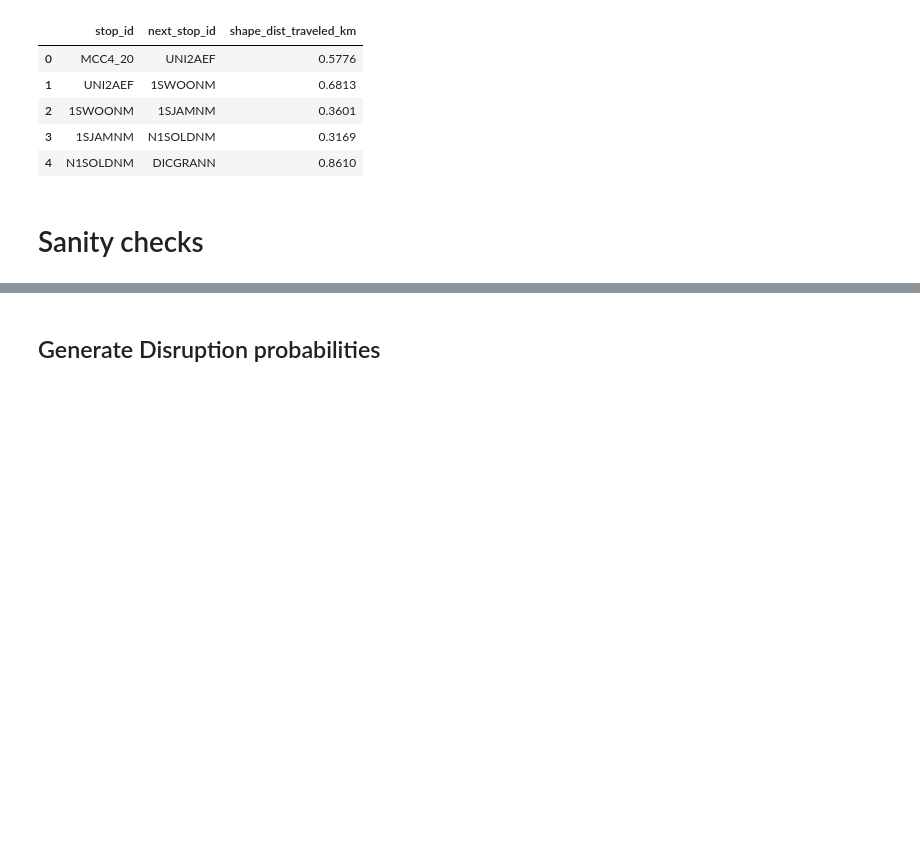
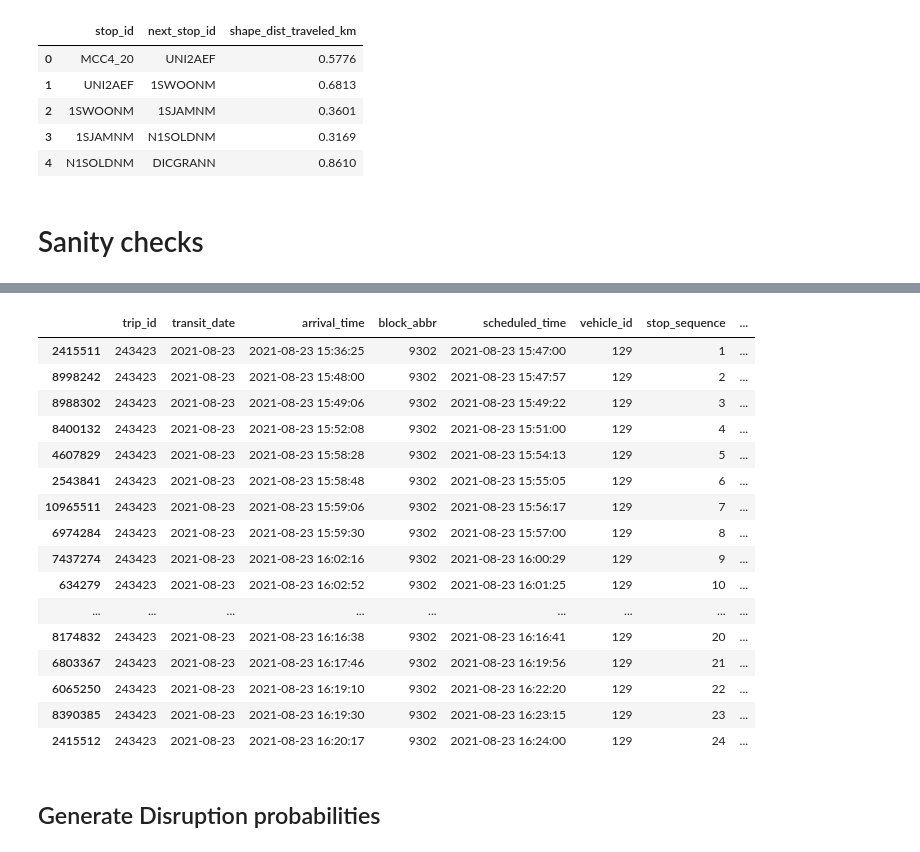
Before and after one commit to jptalusan/ICCPS_stationing, a Jupyter notebook: data_generation/generate_files_scheduledtime.ipynb, the cells around one changed output, grey strips where cells are left out. Saved outputs shown, nothing was run; the diff lists cells and outputs as text; code cells hidden in the pictures; blank space fills up the shorter version.

```diff
--- a/data_generation/generate_files_scheduledtime.ipynb
+++ b/data_generation/generate_files_scheduledtime.ipynb
@@ -268,3 +286,28 @@ tdf
+# %%
+fp = os.path.join('results/simulator_baseline.pkl')
+df = pd.read_pickle(fp)
+a = df.query("trip_id == '243423' and transit_date == '2021-08-23'").sort_values('stop_sequence')
+a = a.dropna()
+a['stop_sequence'] = range(1, len(a) + 1)
+a
+# %% [output]
+|  | trip_id | transit_date | arrival_time | block_abbr | scheduled_time | vehicle_id | stop_sequence | ... |
+| 2415511 | 243423 | 2021-08-23 | 2021-08-23 15:36:25 | 9302 | 2021-08-23 15:47:00 | 129 | 1 | ... |
+| 8998242 | 243423 | 2021-08-23 | 2021-08-23 15:48:00 | 9302 | 2021-08-23 15:47:57 | 129 | 2 | ... |
+| 8988302 | 243423 | 2021-08-23 | 2021-08-23 15:49:06 | 9302 | 2021-08-23 15:49:22 | 129 | 3 | ... |
+| 8400132 | 243423 | 2021-08-23 | 2021-08-23 15:52:08 | 9302 | 2021-08-23 15:51:00 | 129 | 4 | ... |
+| 4607829 | 243423 | 2021-08-23 | 2021-08-23 15:58:28 | 9302 | 2021-08-23 15:54:13 | 129 | 5 | ... |
+| 2543841 | 243423 | 2021-08-23 | 2021-08-23 15:58:48 | 9302 | 2021-08-23 15:55:05 | 129 | 6 | ... |
+| 10965511 | 243423 | 2021-08-23 | 2021-08-23 15:59:06 | 9302 | 2021-08-23 15:56:17 | 129 | 7 | ... |
+| 6974284 | 243423 | 2021-08-23 | 2021-08-23 15:59:30 | 9302 | 2021-08-23 15:57:00 | 129 | 8 | ... |
+| 7437274 | 243423 | 2021-08-23 | 2021-08-23 16:02:16 | 9302 | 2021-08-23 16:00:29 | 129 | 9 | ... |
+| 634279 | 243423 | 2021-08-23 | 2021-08-23 16:02:52 | 9302 | 2021-08-23 16:01:25 | 129 | 10 | ... |
+| ... | ... | ... | ... | ... | ... | ... | ... | ... |
+| 8174832 | 243423 | 2021-08-23 | 2021-08-23 16:16:38 | 9302 | 2021-08-23 16:16:41 | 129 | 20 | ... |
+| 6803367 | 243423 | 2021-08-23 | 2021-08-23 16:17:46 | 9302 | 2021-08-23 16:19:56 | 129 | 21 | ... |
+| 6065250 | 243423 | 2021-08-23 | 2021-08-23 16:19:10 | 9302 | 2021-08-23 16:22:20 | 129 | 22 | ... |
+| 8390385 | 243423 | 2021-08-23 | 2021-08-23 16:19:30 | 9302 | 2021-08-23 16:23:15 | 129 | 23 | ... |
+| 2415512 | 243423 | 2021-08-23 | 2021-08-23 16:20:17 | 9302 | 2021-08-23 16:24:00 | 129 | 24 | ... |
 # %%
 apcdf.query("trip_id == '219844'").sort_values('scheduled_time')
 # %%
```
Also changed, not shown: parts of 3 cells of this notebook, 2 other files.
